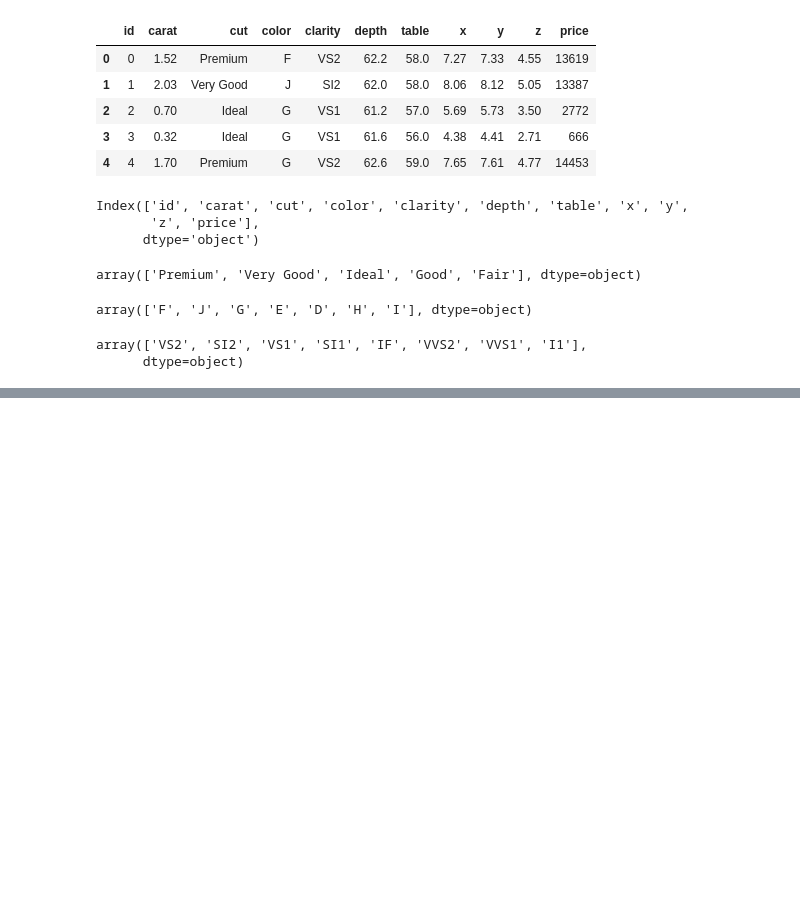
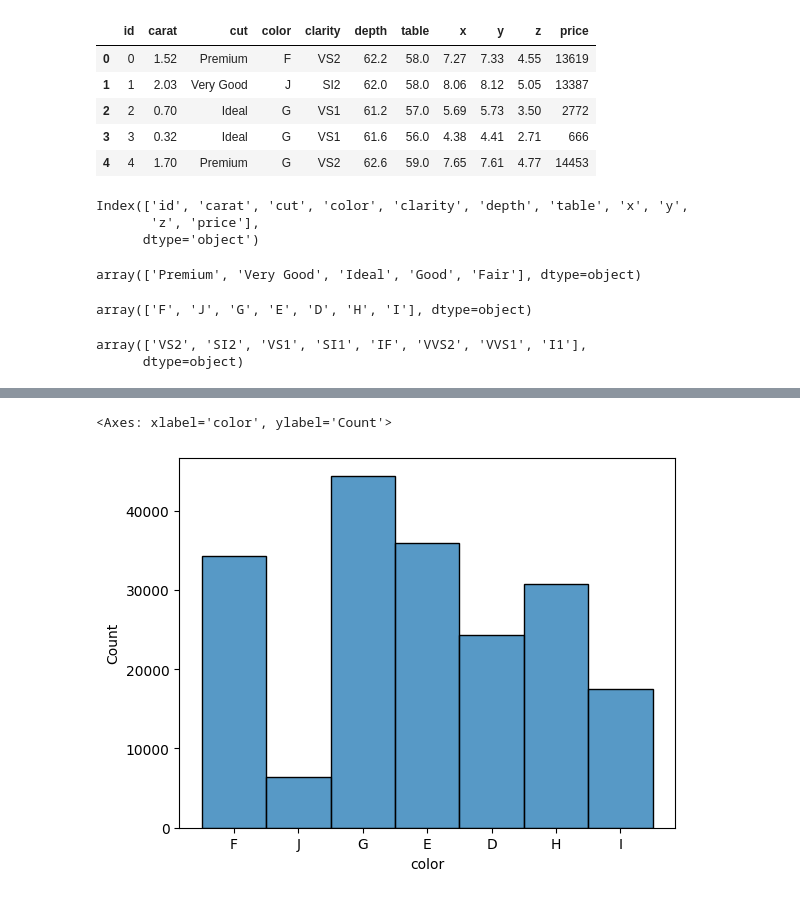
Before and after one commit to abhinaikds/DPP2, a Jupyter notebook: notebooks/research.ipynb, the cells around one changed output, grey strips where cells are left out. Saved outputs shown, nothing was run; the diff lists cells and outputs as text; code cells hidden in the pictures; blank space fills up the shorter version.

```diff
--- a/notebooks/research.ipynb
+++ b/notebooks/research.ipynb
@@ -78,0 +101,5 @@ array(['VS2', 'SI2', 'VS1', 'SI1', 'IF', 'VVS2', 'VVS1', 'I1'],
+# %%
+sns.histplot(df["color"])
+# %% [output]
+<Axes: xlabel='color', ylabel='Count'>
+[figure, added]
```
Also changed, not shown: parts of 36 cells of this notebook, 1 other file.
